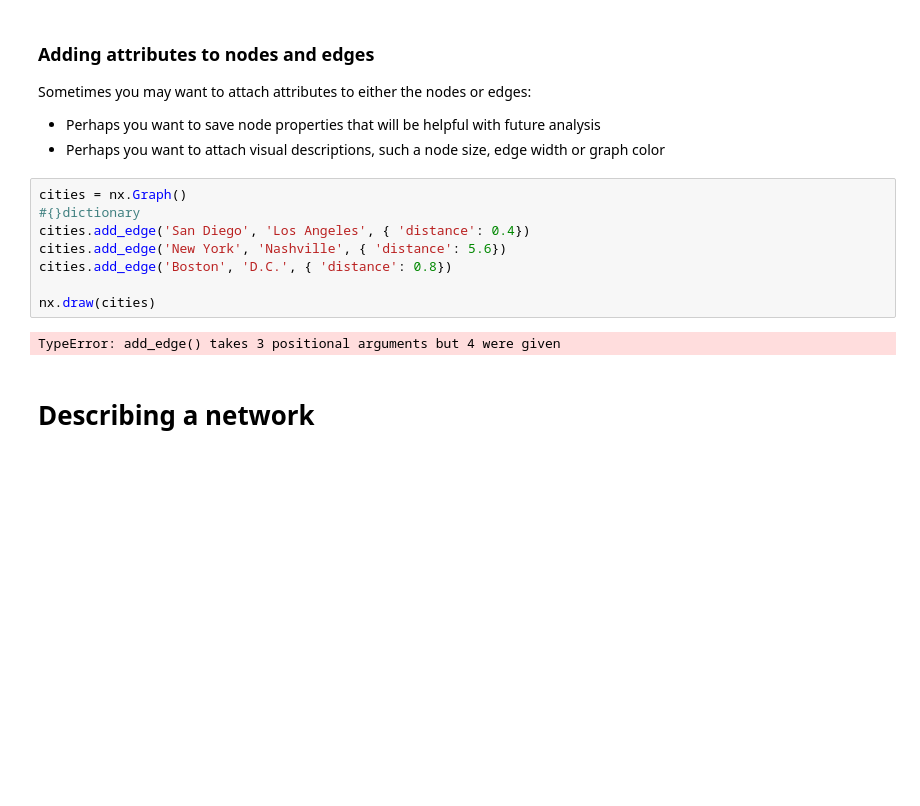
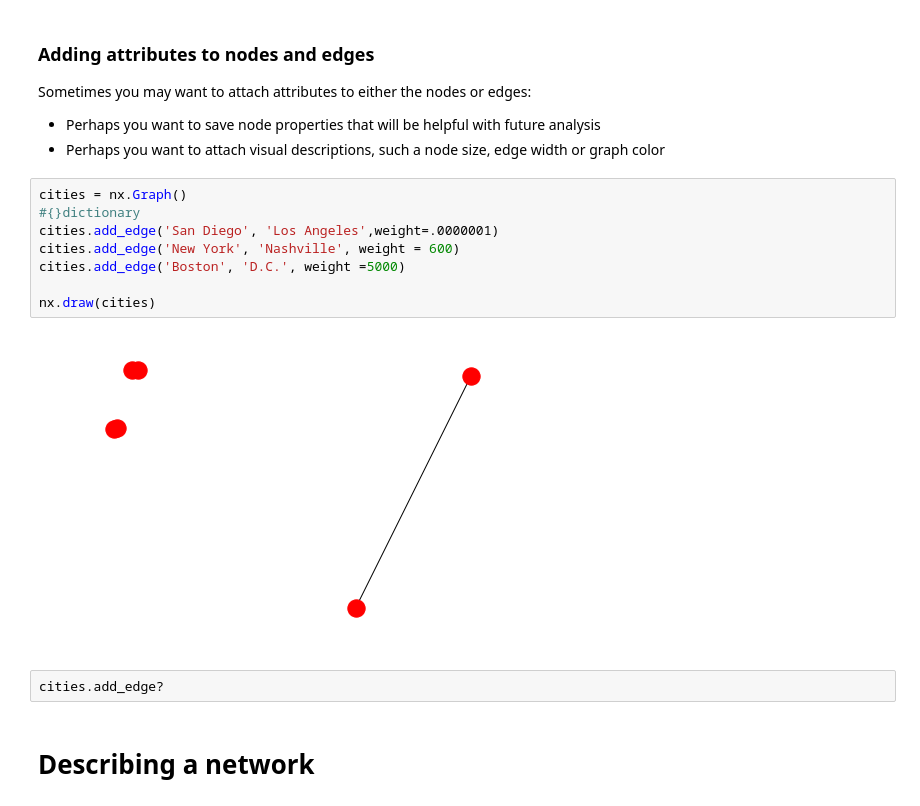
Before and after one commit to alha282/ce599, a Jupyter notebook: 14-Networks/Networks.ipynb, the cells around one changed output. Drawn from its saved outputs; the diff is of its cells as text; blank space fills up the shorter version.

```diff
--- a/14-Networks/Networks.ipynb
+++ b/14-Networks/Networks.ipynb
@@ -154,13 +154,15 @@ Sometimes you may want to attach attributes to either the nodes or edges:
 # %%
 cities = nx.Graph()
 #{}dictionary
-cities.add_edge('San Diego', 'Los Angeles', { 'distance': 0.4})
-cities.add_edge('New York', 'Nashville', { 'distance': 5.6})
-cities.add_edge('Boston', 'D.C.', { 'distance': 0.8})
+cities.add_edge('San Diego', 'Los Angeles',weight=.0000001)
+cities.add_edge('New York', 'Nashville', weight = 600)
+cities.add_edge('Boston', 'D.C.', weight =5000)
 
 nx.draw(cities)
 # %% [output]
-TypeError: add_edge() takes 3 positional arguments but 4 were given
+[figure, added]
+# %%
+cities.add_edge?
 # %% [markdown]
 # Describing a network
 # %% [markdown]
```
Also changed, not shown: parts of 22 cells of this notebook, 1 other file.
